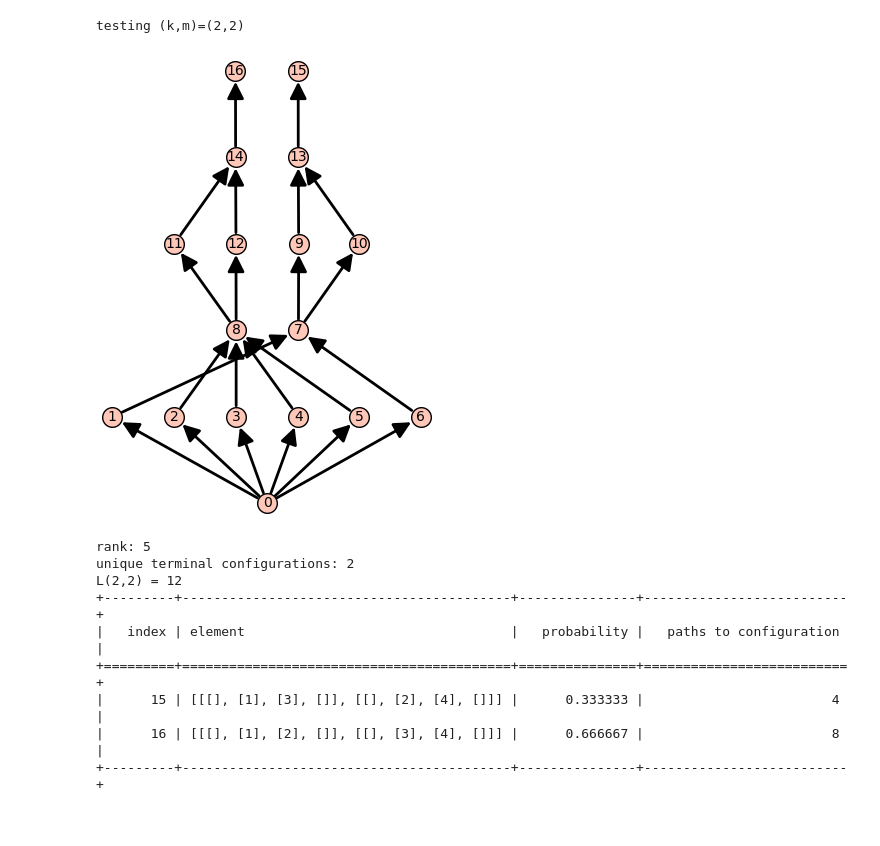
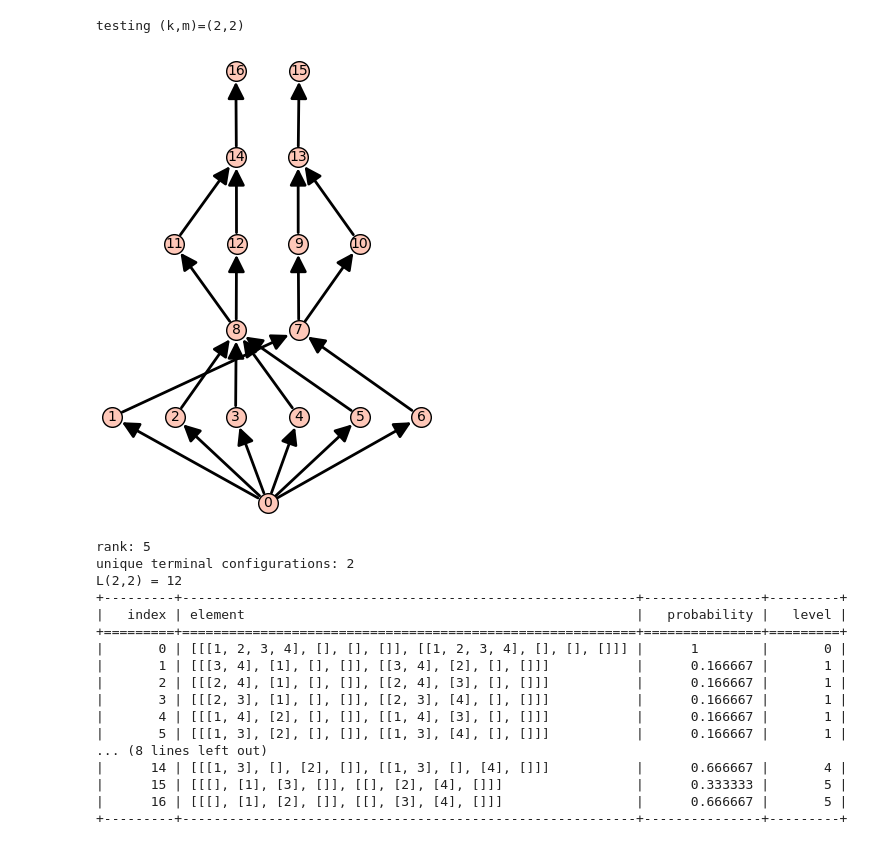
Before and after one commit to gonz0800/UMNs25-chip-firing, a Jupyter notebook: star-fire-poset-cndnsd.ipynb, the cells around one changed output. Cells and saved outputs as stored; diff of their text form; code cells hidden in the pictures.

```diff
--- a/star-fire-poset-cndnsd.ipynb
+++ b/star-fire-poset-cndnsd.ipynb
@@ -353,25 +275,33 @@ def optionsTestStar(k,m,print_poset,print_all_or_terminal,print_probabilities,pr
 # %%
 # test
 
 k=2
 m=2
 print_poset = True
-print_all_or_terminal = 'terminal'
+print_all_or_terminal = 'all'
 print_probabilities = True
 print_paths = True
 print_levels = True
 table_format = 'outline'
 
 optionsTestStar(k,m,print_poset,print_all_or_terminal,print_probabilities,print_paths,print_levels,table_format)
 # %% [output]
 testing (k,m)=(2,2)
-[figure, old version]
+[figure, new version]
 rank: 5
 unique terminal configurations: 2
 L(2,2) = 12
-+---------+------------------------------------------+---------------+--------------------------+
-|   index | element                                  |   probability |   paths to configuration |
-+=========+==========================================+===============+==========================+
-|      15 | [[[], [1], [3], []], [[], [2], [4], []]] |      0.333333 |                        4 |
-|      16 | [[[], [1], [2], []], [[], [3], [4], []]] |      0.666667 |                        8 |
-+---------+------------------------------------------+---------------+--------------------------+
++---------+----------------------------------------------------------+---------------+---------+
+|   index | element                                                  |   probability |   level |
++=========+==========================================================+===============+=========+
+|       0 | [[[1, 2, 3, 4], [], [], []], [[1, 2, 3, 4], [], [], []]] |      1        |       0 |
+|       1 | [[[3, 4], [1], [], []], [[3, 4], [2], [], []]]           |      0.166667 |       1 |
+|       2 | [[[2, 4], [1], [], []], [[2, 4], [3], [], []]]           |      0.166667 |       1 |
+|       3 | [[[2, 3], [1], [], []], [[2, 3], [4], [], []]]           |      0.166667 |       1 |
+|       4 | [[[1, 4], [2], [], []], [[1, 4], [3], [], []]]           |      0.166667 |       1 |
+|       5 | [[[1, 3], [2], [], []], [[1, 3], [4], [], []]]           |      0.166667 |       1 |
+... (8 lines left out)
+|      14 | [[[1, 3], [], [2], []], [[1, 3], [], [4], []]]           |      0.666667 |       4 |
+|      15 | [[[], [1], [3], []], [[], [2], [4], []]]                 |      0.333333 |       5 |
+|      16 | [[[], [1], [2], []], [[], [3], [4], []]]                 |      0.666667 |       5 |
++---------+----------------------------------------------------------+---------------+---------+
```
Also changed, not shown: parts of 3 cells of this notebook.
